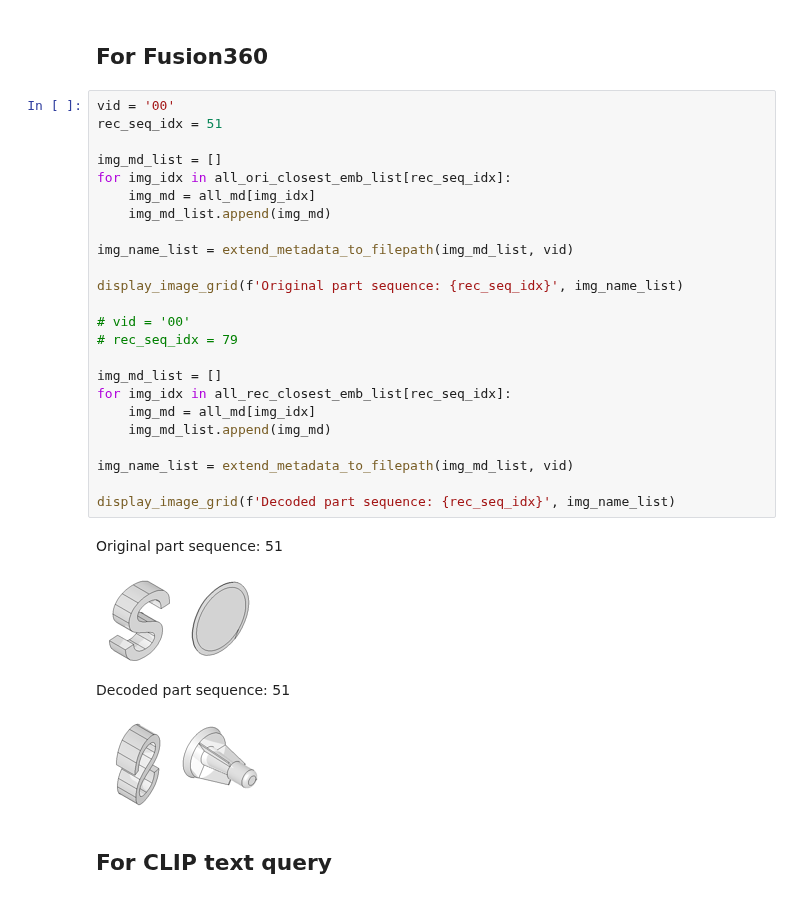
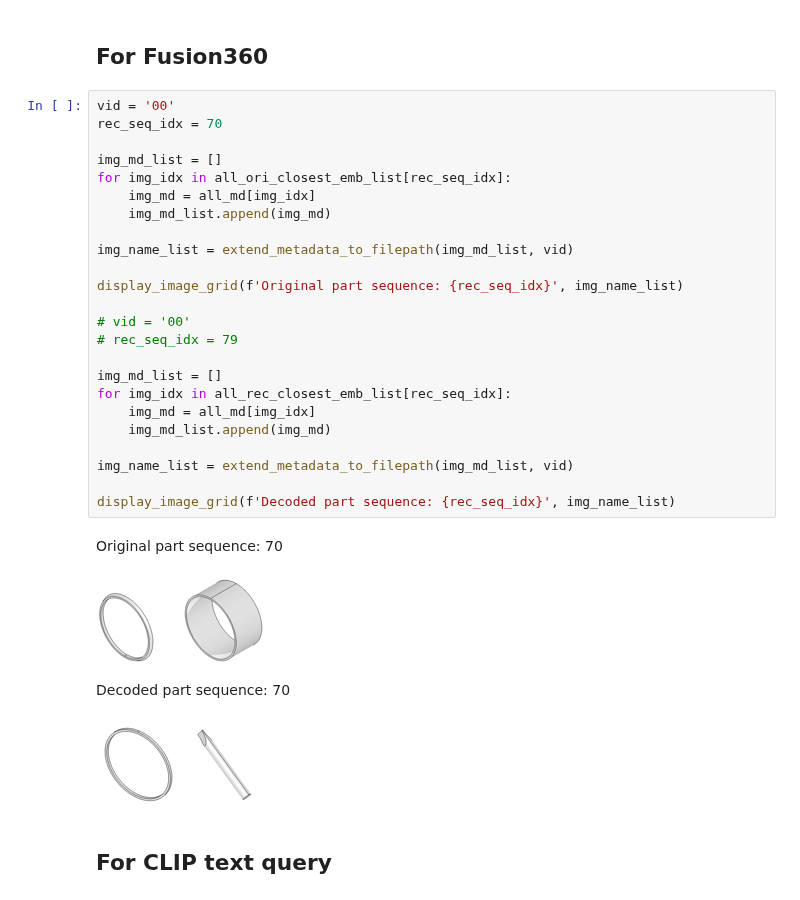
Before and after one commit to gymbeijing/mechanism-identification-public, a Jupyter notebook: search_parts.ipynb, the cells around one changed output. Saved outputs shown, nothing was run; the diff lists cells and outputs as text.

```diff
--- a/search_parts.ipynb
+++ b/search_parts.ipynb
@@ -1082,33 +1082,33 @@ for dec_seq_idx in range(10):
 ## For Fusion360
 # %%
 vid = '00'
-rec_seq_idx = 51
+rec_seq_idx = 70
 
 img_md_list = []
 for img_idx in all_ori_closest_emb_list[rec_seq_idx]:
     img_md = all_md[img_idx]
     img_md_list.append(img_md)
 
 img_name_list = extend_metadata_to_filepath(img_md_list, vid)
 
 display_image_grid(f'Original part sequence: {rec_seq_idx}', img_name_list)
 
 # vid = '00'
 # rec_seq_idx = 79
 
 img_md_list = []
 for img_idx in all_rec_closest_emb_list[rec_seq_idx]:
     img_md = all_md[img_idx]
     img_md_list.append(img_md)
 
 img_name_list = extend_metadata_to_filepath(img_md_list, vid)
 
 display_image_grid(f'Decoded part sequence: {rec_seq_idx}', img_name_list)
 # %% [output]
-Original part sequence: 51
+Original part sequence: 70
-[figure, old version]
+[figure, new version]
-Decoded part sequence: 51
+Decoded part sequence: 70
-[figure, old version]
+[figure, new version]
 # %% [markdown]
 ## For CLIP text query
 # %%
```
Also changed, not shown: 1 other file.
